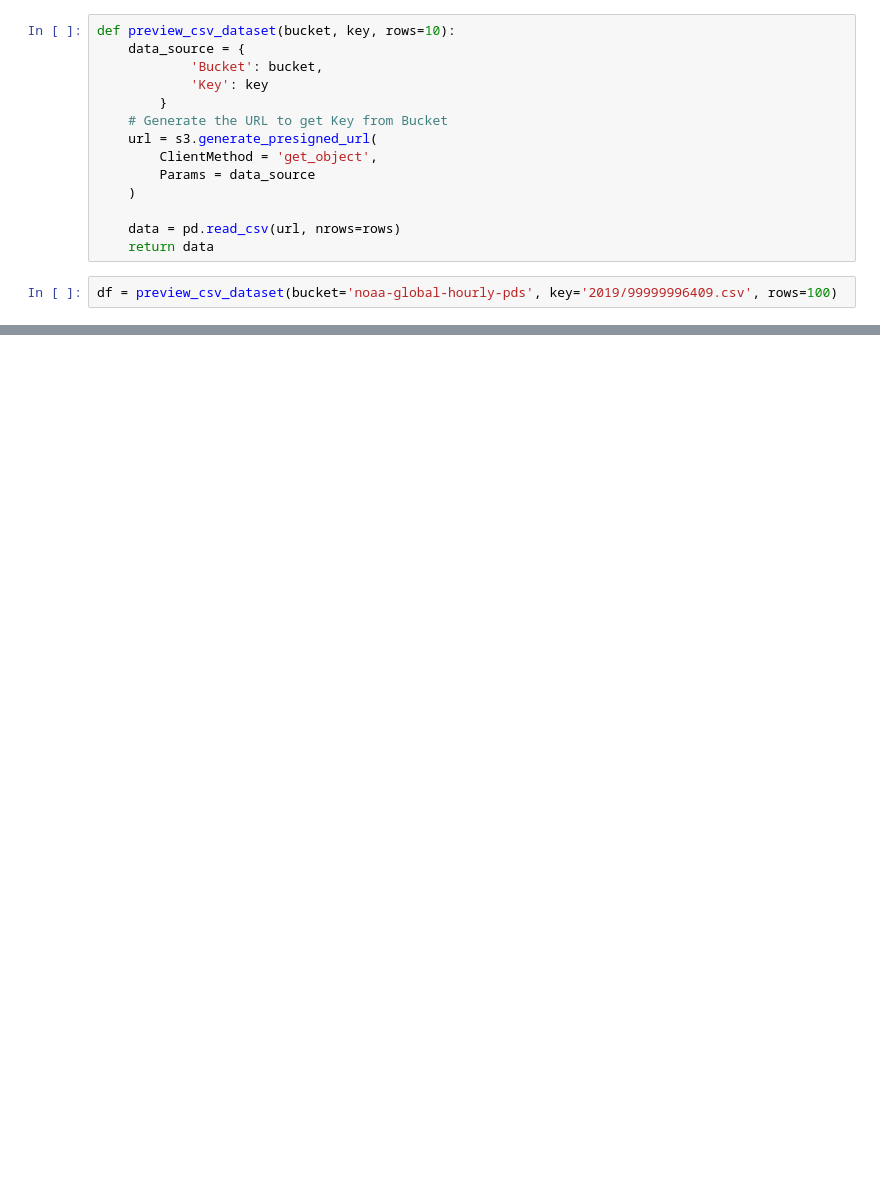
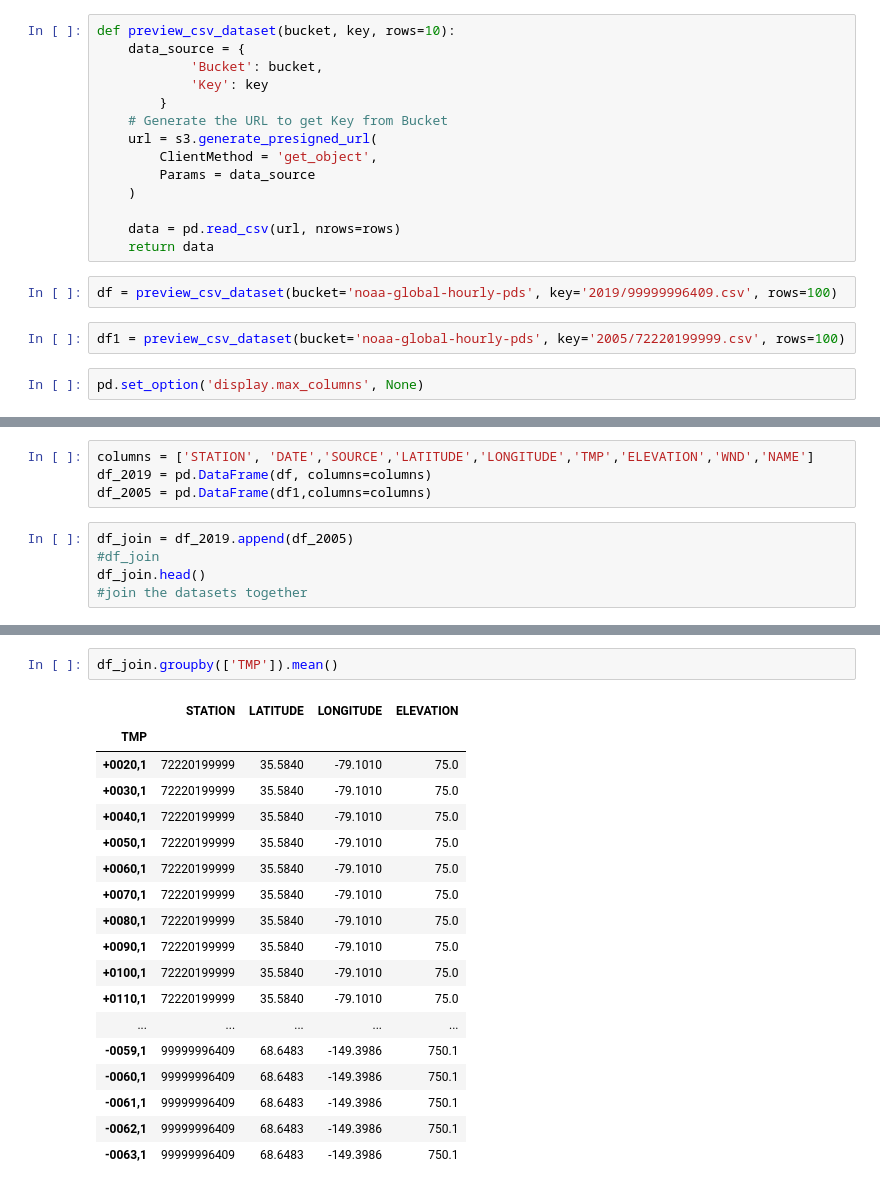
Before and after one commit to RachelShanahan/QTM-350, a Jupyter notebook: Global-NOAA.ipynb, the cells around one changed output, grey strips where cells are left out. Saved outputs shown, nothing was run; the diff lists cells and outputs as text; blank space fills up the shorter version.

```diff
--- a/Global-NOAA.ipynb
+++ b/Global-NOAA.ipynb
@@ -113,6 +98,10 @@ def preview_csv_dataset(bucket, key, rows=10):
     return data
 # %%
 df = preview_csv_dataset(bucket='noaa-global-hourly-pds', key='2019/99999996409.csv', rows=100)
+# %%
+df1 = preview_csv_dataset(bucket='noaa-global-hourly-pds', key='2005/72220199999.csv', rows=100)
+# %%
+pd.set_option('display.max_columns', None)
 # %%
 df.head()
 # %% [output]
@@ -125,0 +135,9 @@ df.head()
+# %%
+columns = ['STATION', 'DATE','SOURCE','LATITUDE','LONGITUDE','TMP','ELEVATION','WND','NAME']
+df_2019 = pd.DataFrame(df, columns=columns)
+df_2005 = pd.DataFrame(df1,columns=columns)
+# %%
+df_join = df_2019.append(df_2005)
+#df_join
+df_join.head()
+#join the datasets together
@@ -125,0 +159,21 @@ df.head()
+# %%
+df_join.groupby(['TMP']).mean()
+# %% [output]
+|  | STATION | LATITUDE | LONGITUDE | ELEVATION |
+| TMP |  |  |  |  |
+| +0020,1 | 72220199999 | 35.5840 | -79.1010 | 75.0 |
+| +0030,1 | 72220199999 | 35.5840 | -79.1010 | 75.0 |
+| +0040,1 | 72220199999 | 35.5840 | -79.1010 | 75.0 |
+| +0050,1 | 72220199999 | 35.5840 | -79.1010 | 75.0 |
+| +0060,1 | 72220199999 | 35.5840 | -79.1010 | 75.0 |
+| +0070,1 | 72220199999 | 35.5840 | -79.1010 | 75.0 |
+| +0080,1 | 72220199999 | 35.5840 | -79.1010 | 75.0 |
+| +0090,1 | 72220199999 | 35.5840 | -79.1010 | 75.0 |
+| +0100,1 | 72220199999 | 35.5840 | -79.1010 | 75.0 |
+| +0110,1 | 72220199999 | 35.5840 | -79.1010 | 75.0 |
+| ... | ... | ... | ... | ... |
+| -0059,1 | 99999996409 | 68.6483 | -149.3986 | 750.1 |
+| -0060,1 | 99999996409 | 68.6483 | -149.3986 | 750.1 |
+| -0061,1 | 99999996409 | 68.6483 | -149.3986 | 750.1 |
+| -0062,1 | 99999996409 | 68.6483 | -149.3986 | 750.1 |
+| -0063,1 | 99999996409 | 68.6483 | -149.3986 | 750.1 |
```
Also changed, not shown: parts of 7 cells of this notebook.
